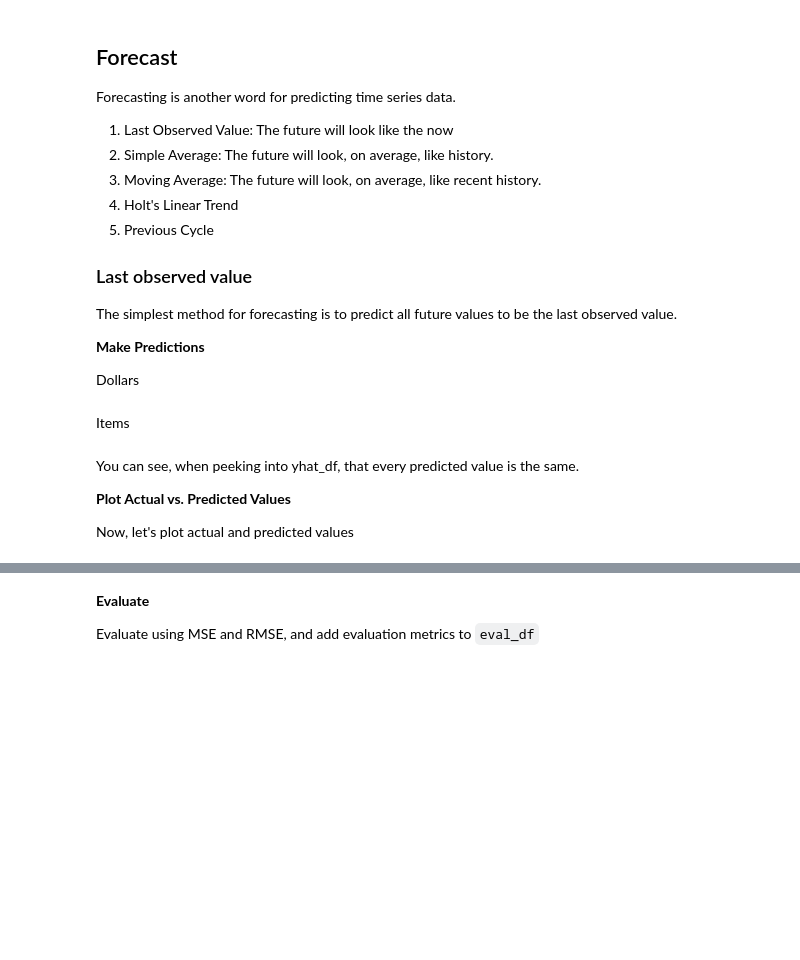
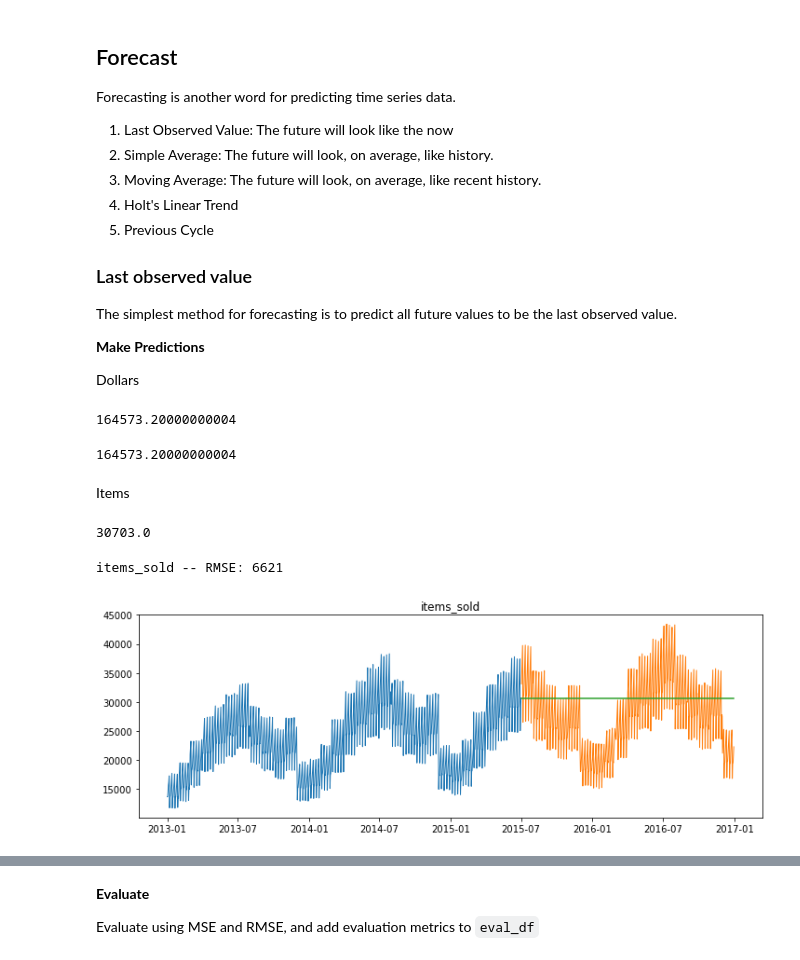
Before and after one commit to CodeupClassroom/leavitt-time-series-exercises-, a Jupyter notebook: modeling_lesson.ipynb, the cells around one changed output, grey strips where cells are left out. Saved outputs shown, nothing was run; the diff lists cells and outputs as text; code cells hidden in the pictures; blank space fills up the shorter version.

```diff
--- a/modeling_lesson.ipynb
+++ b/modeling_lesson.ipynb
@@ -115,4 +145,5 @@ df = prep_data(df)
 # %%
 # set validate size to be 30% of total
+validate_size = int(len(df) * 0.3)
 # %%
 # set test size to be number of rows remaining.
@@ -210,15 +298,26 @@ The simplest method for forecasting is to predict all future values to be the la
 **Make Predictions**
 
 Dollars
+# %%
+train['dollars_sold'][-1:][0]
+# %% [output]
+164573.20000000004
 # %%
 # take the last item of dollars sold and assign to variable
+dollars = train['dollars_sold'][-1:][0]
+dollars
+# %% [output]
+164573.20000000004
 # %% [markdown]
 Items
 # %%
 # take the last item of dollars sold and assign to variable
+items = train['items_sold'][-1:][0]
+items
+# %% [output]
+30703.0
-# %% [markdown]
-You can see, when peeking into yhat_df, that every predicted value is the same.
-
-**Plot Actual vs. Predicted Values**
-
-Now, let's plot actual and predicted values
+# %%
+plot_and_eval('items_sold')
+# %% [output]
+items_sold -- RMSE: 6621
+[figure, added]
```
Also changed, not shown: parts of 74 cells of this notebook.
